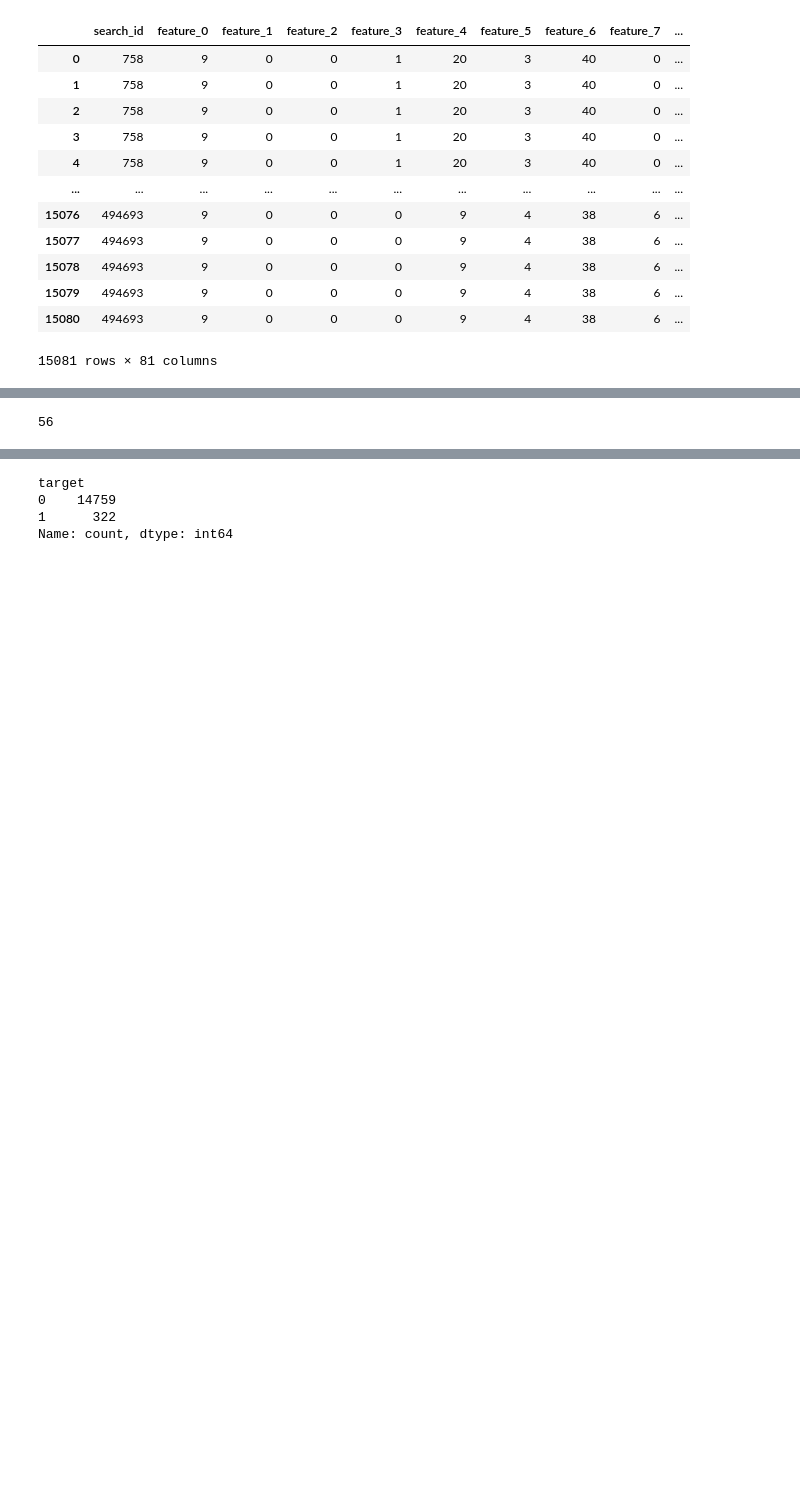
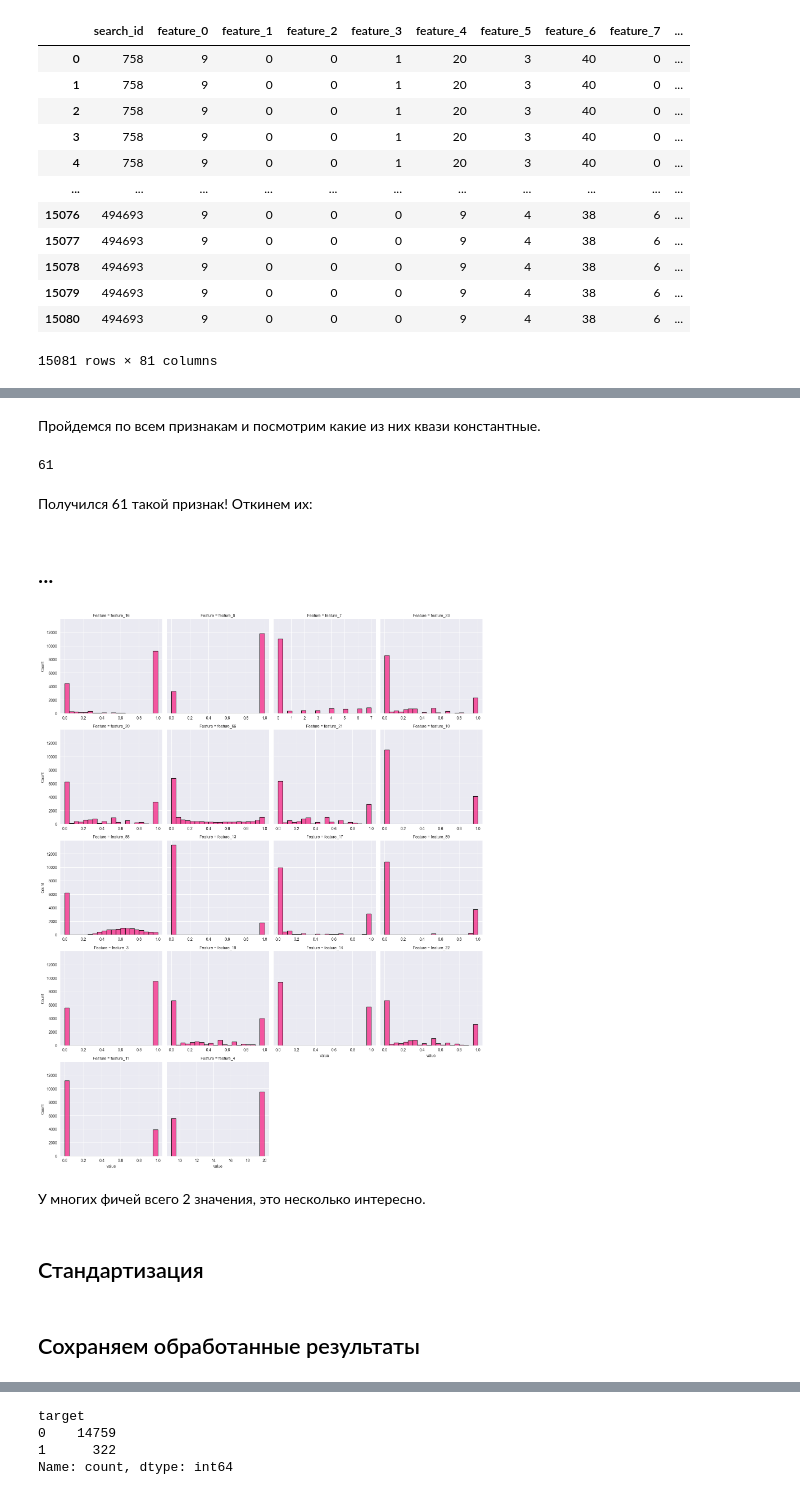
Before and after one commit to evlko/VK-MLE, a Jupyter notebook: eda/eda.ipynb, the cells around one changed output, grey strips where cells are left out. Cells and saved outputs as stored; diff of their text form; code cells hidden in the pictures; blank space fills up the shorter version.

```diff
--- a/eda/eda.ipynb
+++ b/eda/eda.ipynb
@@ -32,17 +61,35 @@ X_train, y_train = train_df[features], train_df["target"]
 # %%
-scaler = StandardScaler()
+scaler = MinMaxScaler()
 scaler.fit(X_train)
 X_train_scaled = scaler.transform(X_train)
+X_train_scaled = pd.DataFrame(X_train_scaled, columns=X_train.columns, index=X_train.index)
-# %%
-def check_const_features(df, feature_name: str, threshold: float = 0.1) -> bool:
-    return df[feature_name].var() <= threshold
+# %% [markdown]
+Пройдемся по всем признакам и посмотрим какие из них квази константные.
 # %%
 const_features = []
 
 for feature in features:
-    if check_const_features(train_df, feature):
+    if check_const_features(X_train_scaled, feature):
         const_features.append(feature)
 
 len(const_features)
 # %% [output]
-56
+61
+# %% [markdown]
+Получился 61 такой признак! Откинем их:
+# %%
+features = list(set(features) - set(const_features))
+# %% [markdown]
+## ...
+# %%
+reshape_df = X_train[features].melt(var_name='Feature')
+
+grid = sns.FacetGrid(reshape_df, col='Feature', col_wrap=4, height=4, sharex=False)
+grid.map(sns.histplot, 'value', bins=20, color='#F72585', edgecolor='black', kde=False)
+plt.show()
+# %% [output]
+[figure, added]
+# %% [markdown]
+У многих фичей всего 2 значения, это несколько интересно.
+# %% [markdown]
+## Стандартизация
@@ -49 +103,3 @@ len(const_features)
+# %% [markdown]
+## Сохраняем обработанные результаты
 # %%
```
Also changed, not shown: parts of 17 cells of this notebook.
